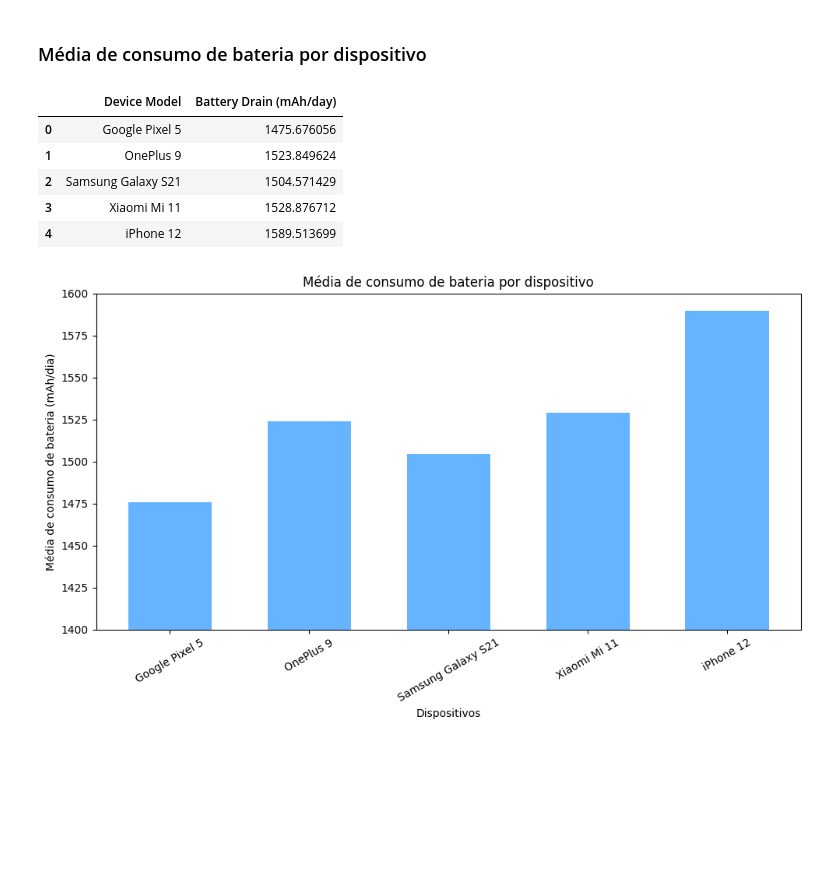
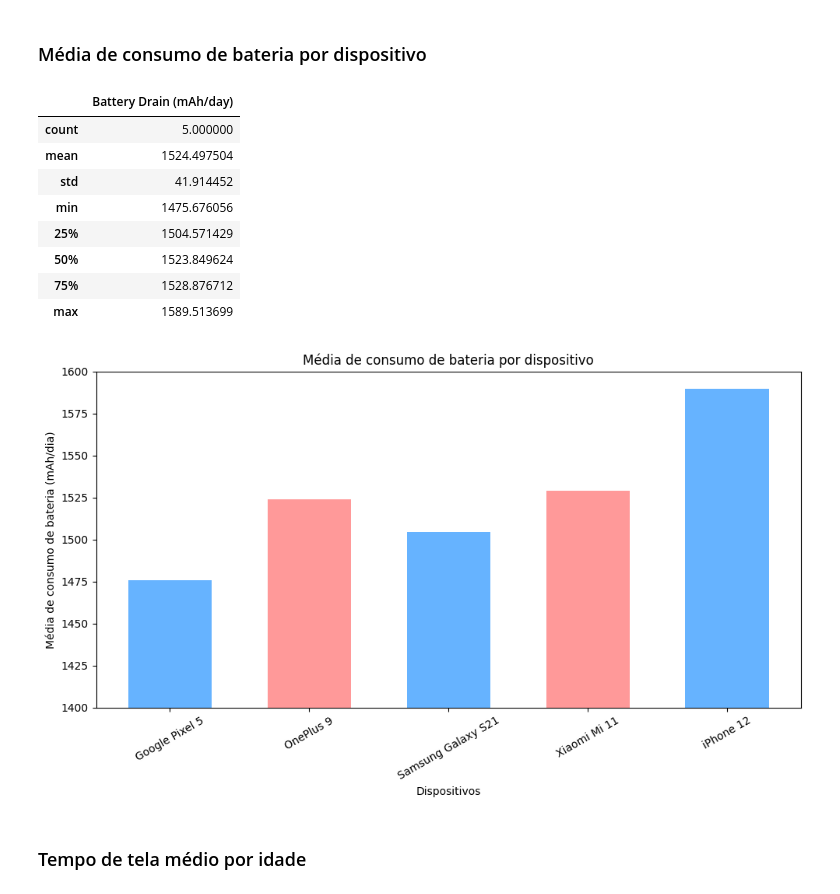
Before and after one commit to ViniciusLeoniGoncalves/Projeto-final-Org-Dados, a Jupyter notebook: analysis/analysis.ipynb, the cells around one changed output. Cells and saved outputs as stored; diff of their text form; code cells hidden in the pictures; blank space fills up the shorter version.

```diff
--- a/analysis/analysis.ipynb
+++ b/analysis/analysis.ipynb
@@ -130,32 +131,35 @@ plt.show()
 # %%
 # Calcular a média do consumo de bateria por modelo
 battery_drain_avg = df.groupby('Device Model')['Battery Drain (mAh/day)'].mean().reset_index()
-battery_drain_avg
+battery_drain_avg.describe()
 # %% [output]
-|  | Device Model | Battery Drain (mAh/day) |
-| 0 | Google Pixel 5 | 1475.676056 |
-| 1 | OnePlus 9 | 1523.849624 |
-| 2 | Samsung Galaxy S21 | 1504.571429 |
-| 3 | Xiaomi Mi 11 | 1528.876712 |
-| 4 | iPhone 12 | 1589.513699 |
+|  | Battery Drain (mAh/day) |
+| count | 5.000000 |
+| mean | 1524.497504 |
+| std | 41.914452 |
+| min | 1475.676056 |
+| 25% | 1504.571429 |
+| 50% | 1523.849624 |
+| 75% | 1528.876712 |
+| max | 1589.513699 |
 # %%
-fig, ax = plt.subplots(figsize=(10, 6))
-
+fig, ax = plt.subplots(figsize = (10, 6))
 ax.bar( # Configura o grafico de barras
     battery_drain_avg['Device Model'],
     battery_drain_avg['Battery Drain (mAh/day)'],
-    color='#66b3ff',
+    color = ['#66b3ff', '#ff9999'],
     width = 0.6
 )
-
 # Personalizar o gráfico
 plt.title("Média de consumo de bateria por dispositivo")
 plt.xlabel("Dispositivos")
 plt.ylabel("Média de consumo de bateria (mAh/dia)")
 ax.set_ylim([1400, 1600])   # Ajusta o intervalo do eixo y
 plt.xticks(rotation=30) # Rotaciona os rótulos para melhor visualização
 plt.tight_layout()  # Ajusta o layout para evitar sobreposições
 
 plt.show()
 # %% [output]
-[figure, old version]
+[figure, new version]
+# %% [markdown]
+### Tempo de tela médio por idade
```
Also changed, not shown: parts of 12 cells of this notebook.
